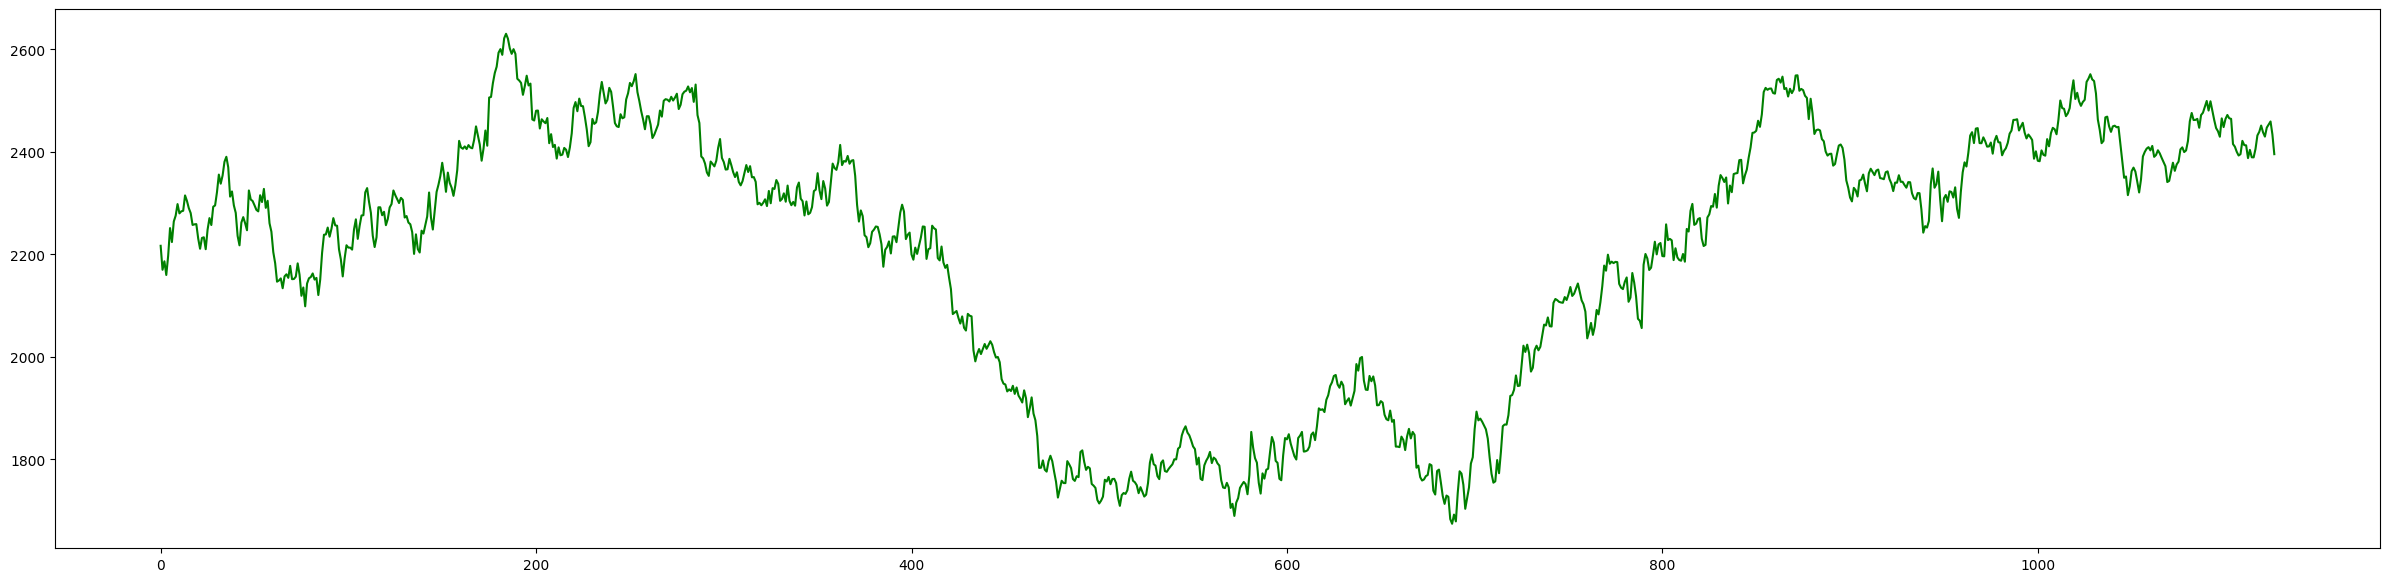
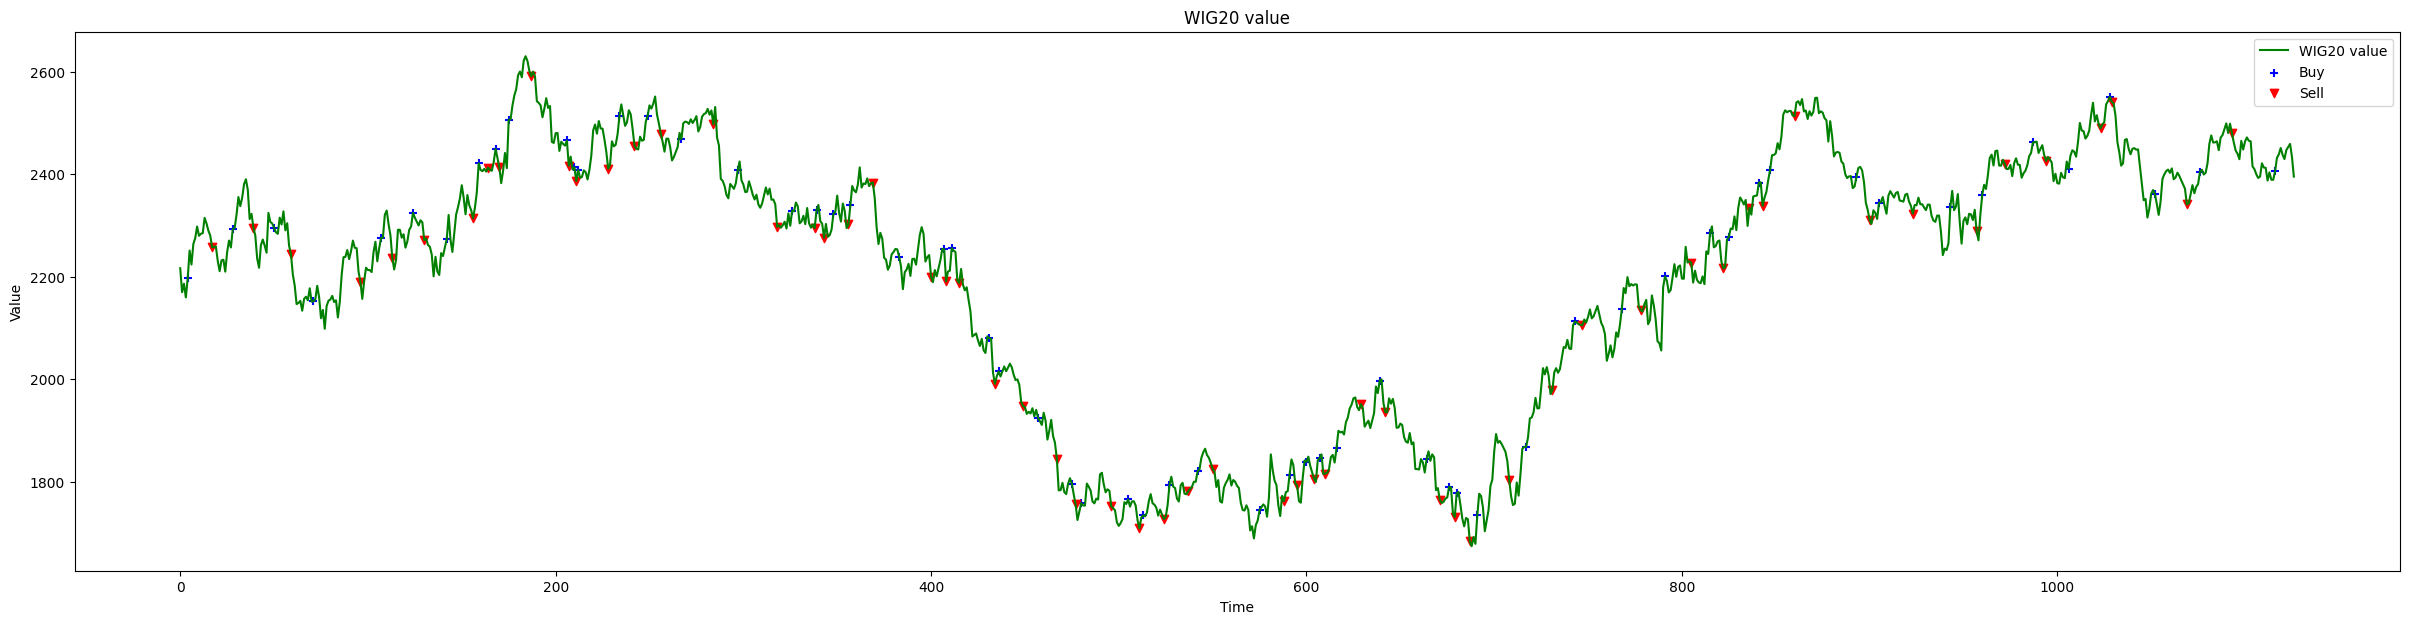
Code edit (unified diff) that turned the first committed figure into the second:
--- before
+++ after
@@ -3,9 +3,9 @@
 
 buyPoints = [point[0] for point in buyArray]
-buyValues = [point for point in data_for_calc] #TODO function to get array containing elements from another array (where indexes in 2nd arr = value in 1st arr)
+buyValues = getArrayOfIndexes(data_for_calc,buyPoints) 
 sellPoints = [point[0] for point in sellArray]
-sellValues = [point for point in data_for_calc]
+sellValues = getArrayOfIndexes(data_for_calc, sellPoints)
 
-plt.scatter(buyPoints, buyValues, color='green', marker='^', label='Buy')
+plt.scatter(buyPoints, buyValues, color='blue', marker='+', label='Buy')
 plt.scatter(sellPoints, sellValues, color='red', marker='v', label='Sell')
 plt.legend(loc='upper right')

Commit: Add function to extract values from index array and visualize buy/sell points on MACD plot